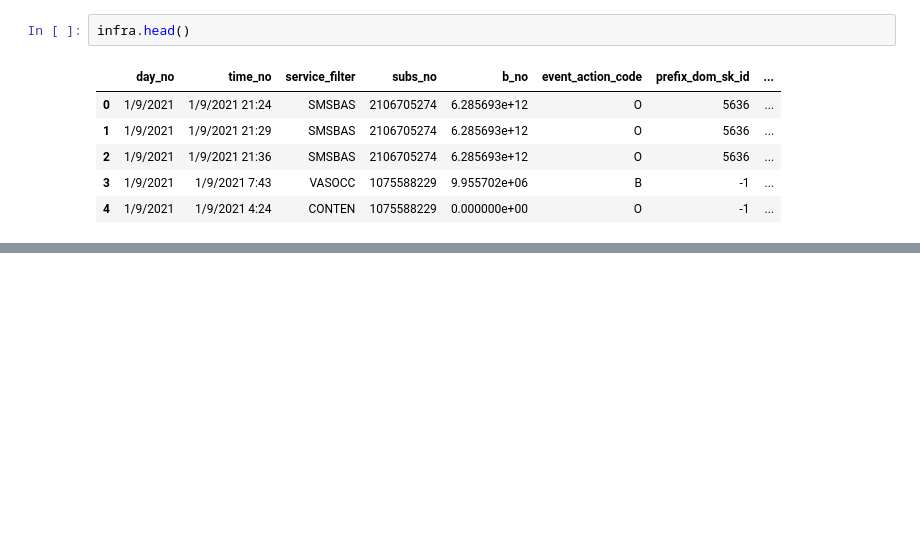
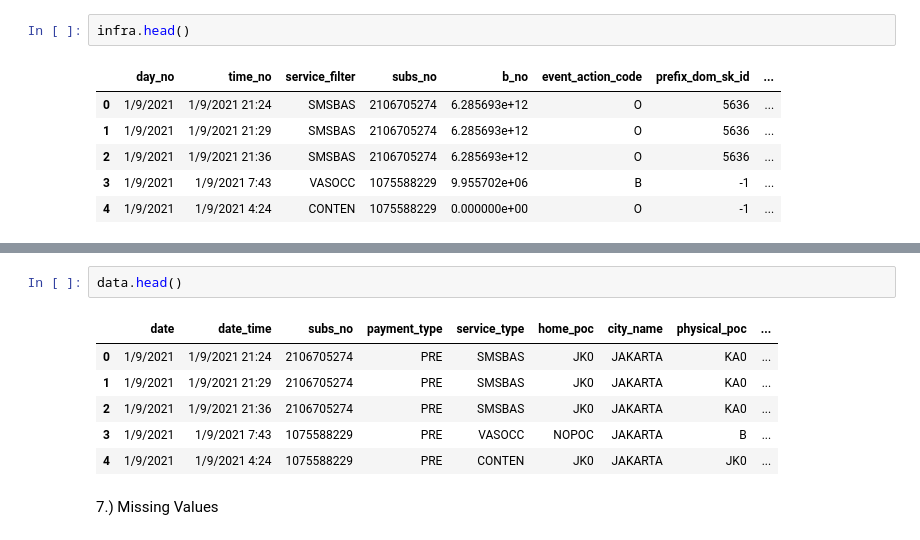
Before and after one commit to TAdatafabric/Fabricity-web, a Jupyter notebook: Data.ipynb, the cells around one changed output, grey strips where cells are left out. Drawn from its saved outputs; the diff is of its cells as text; blank space fills up the shorter version.

Commit message:
missingvalue_clear

```diff
--- a/Data.ipynb
+++ b/Data.ipynb
@@ -113,0 +248,11 @@ merged_data = pd.merge(merged_data, infra, on = ['subs_no','time_no','service_fi
+# %%
+data.head()
+# %% [output]
+|  | date | date_time | subs_no | payment_type | service_type | home_poc | city_name | physical_poc | ... |
+| 0 | 1/9/2021 | 1/9/2021 21:24 | 2106705274 | PRE | SMSBAS | JK0 | JAKARTA | KA0 | ... |
+| 1 | 1/9/2021 | 1/9/2021 21:29 | 2106705274 | PRE | SMSBAS | JK0 | JAKARTA | KA0 | ... |
+| 2 | 1/9/2021 | 1/9/2021 21:36 | 2106705274 | PRE | SMSBAS | JK0 | JAKARTA | KA0 | ... |
+| 3 | 1/9/2021 | 1/9/2021 7:43 | 1075588229 | PRE | VASOCC | NOPOC | JAKARTA | B | ... |
+| 4 | 1/9/2021 | 1/9/2021 4:24 | 1075588229 | PRE | CONTEN | JK0 | JAKARTA | JK0 | ... |
+# %% [markdown]
+7.) Missing Values
```
Also changed, not shown: parts of 25 cells of this notebook.
